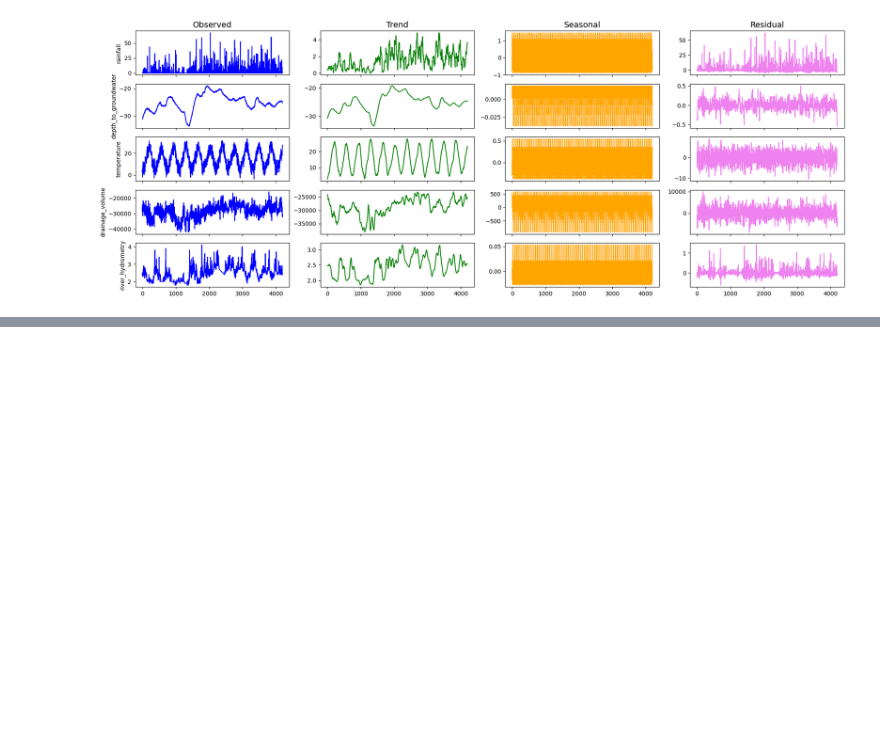
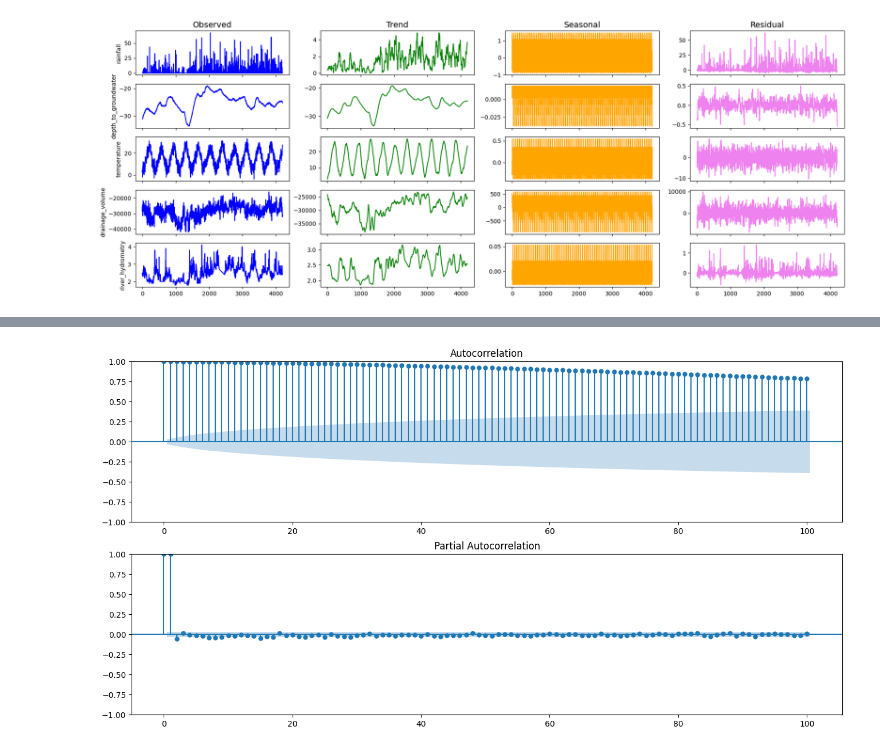
Before and after one commit to pjpena19/Times_Series_Forecasting_PP, a Jupyter notebook: src/explore.ipynb, the cells around one changed output, grey strips where cells are left out. Saved outputs shown, nothing was run; the diff lists cells and outputs as text; code cells hidden in the pictures; blank space fills up the shorter version.

```diff
--- a/src/explore.ipynb
+++ b/src/explore.ipynb
@@ -328,0 +338,13 @@ for i, col in enumerate(core_columns):
+# %%
+# Using statmodels
+from statsmodels.graphics.tsaplots import plot_acf
+from statsmodels.graphics.tsaplots import plot_pacf
+
+fig, ax = plt.subplots(nrows = 2, ncols = 1, figsize = (16,8))
+
+plot_acf(df['depth_to_groundwater'], lags = 100, ax = ax[0])
+plot_pacf(df['depth_to_groundwater'], lags = 100, ax = ax[1])
+
+plt.show()
+# %% [output]
+[figure, added]
```
Also changed, not shown: parts of 6 cells of this notebook.
